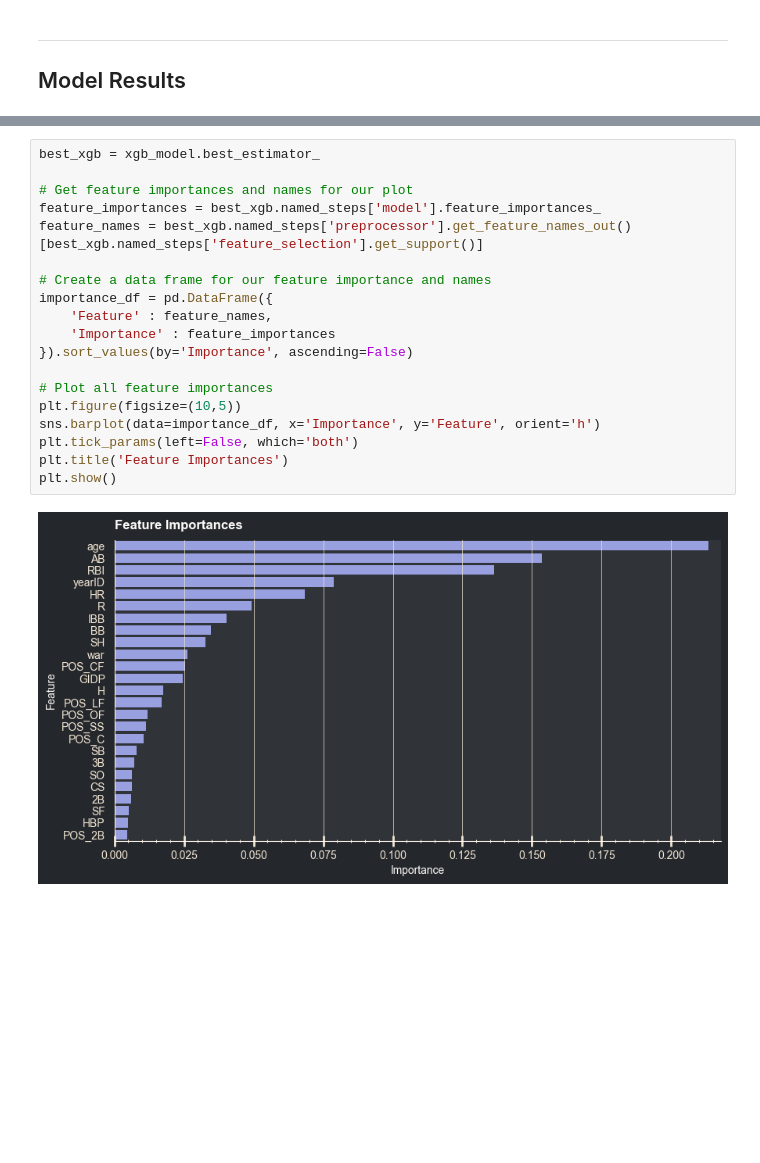
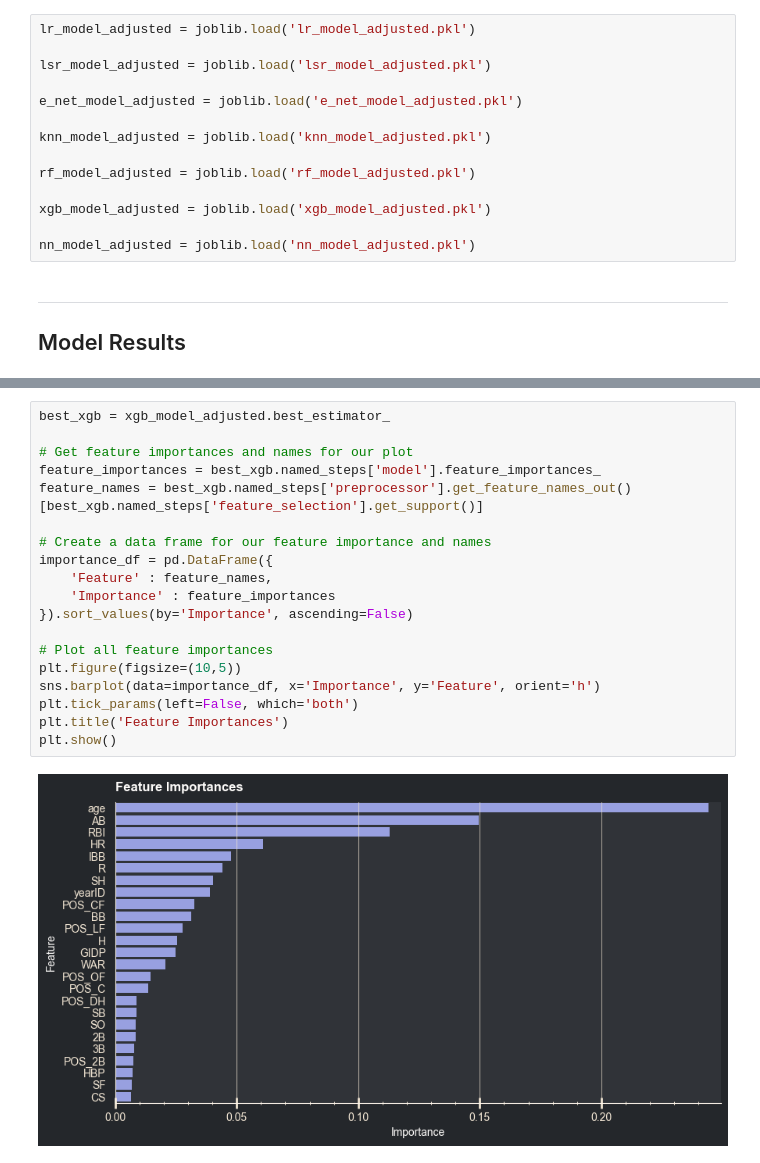
Before and after one commit to kpayton2903/PSTAT_131, a Jupyter notebook: Final_Project.ipynb, the cells around one changed output, grey strips where cells are left out. Saved outputs shown, nothing was run; the diff lists cells and outputs as text; blank space fills up the shorter version.

```diff
--- a/Final_Project.ipynb
+++ b/Final_Project.ipynb
@@ -620,6 +741,20 @@ rf_model = joblib.load('rf_model.pkl')
 xgb_model = joblib.load('xgb_model.pkl')
 
 nn_model = joblib.load('nn_model.pkl')
+# %%
+lr_model_adjusted = joblib.load('lr_model_adjusted.pkl')
+
+lsr_model_adjusted = joblib.load('lsr_model_adjusted.pkl')
+
+e_net_model_adjusted = joblib.load('e_net_model_adjusted.pkl')
+
+knn_model_adjusted = joblib.load('knn_model_adjusted.pkl')
+
+rf_model_adjusted = joblib.load('rf_model_adjusted.pkl')
+
+xgb_model_adjusted = joblib.load('xgb_model_adjusted.pkl')
+
+nn_model_adjusted = joblib.load('nn_model_adjusted.pkl')
 # %% [markdown]
 ---
 ## Model Results
@@ -654,24 +821,24 @@ pd.DataFrame(nn_model.cv_results_).sort_values(by='rank_test_score', axis=0).hea
 # %%
-best_xgb = xgb_model.best_estimator_
+best_xgb = xgb_model_adjusted.best_estimator_
 
 # Get feature importances and names for our plot
 feature_importances = best_xgb.named_steps['model'].feature_importances_
 feature_names = best_xgb.named_steps['preprocessor'].get_feature_names_out()[best_xgb.named_steps['feature_selection'].get_support()]
 
 # Create a data frame for our feature importance and names
 importance_df = pd.DataFrame({
     'Feature' : feature_names,
     'Importance' : feature_importances
 }).sort_values(by='Importance', ascending=False)
 
 # Plot all feature importances
 plt.figure(figsize=(10,5))
 sns.barplot(data=importance_df, x='Importance', y='Feature', orient='h')
 plt.tick_params(left=False, which='both')
 plt.title('Feature Importances')
 plt.show()
 # %% [output]
-[figure, old version]
+[figure, new version]
 # %%
 player = pd.DataFrame({'yearID' : [2017, 2022],
                        'age' : [29, 30],
```
Also changed, not shown: parts of 48 cells of this notebook.
